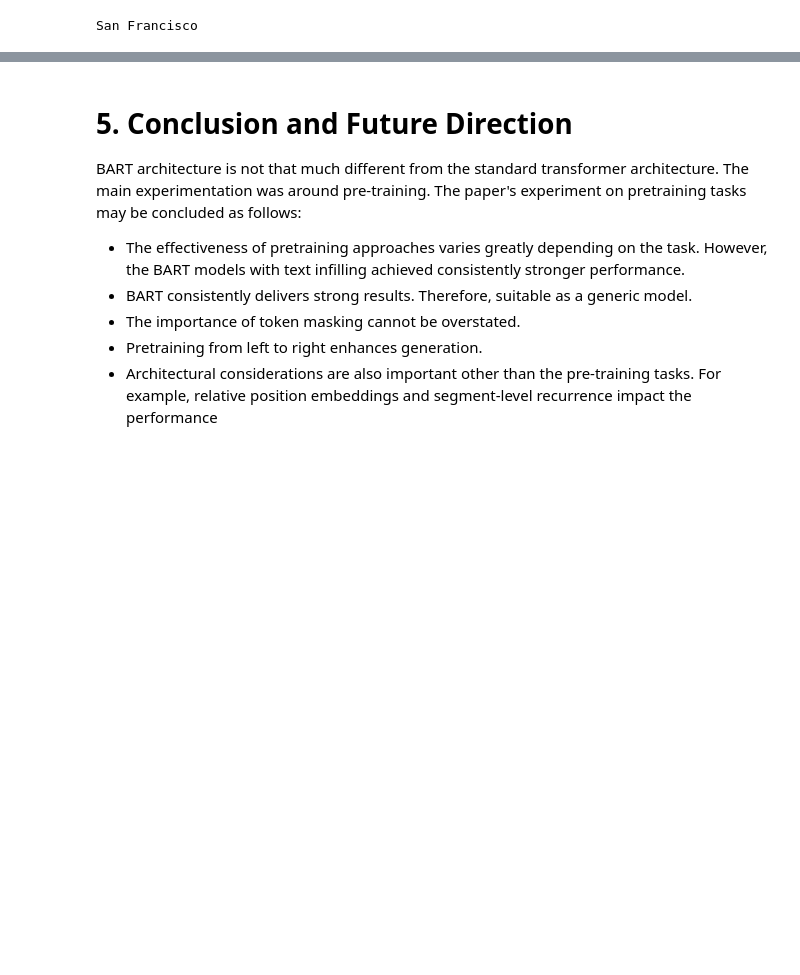
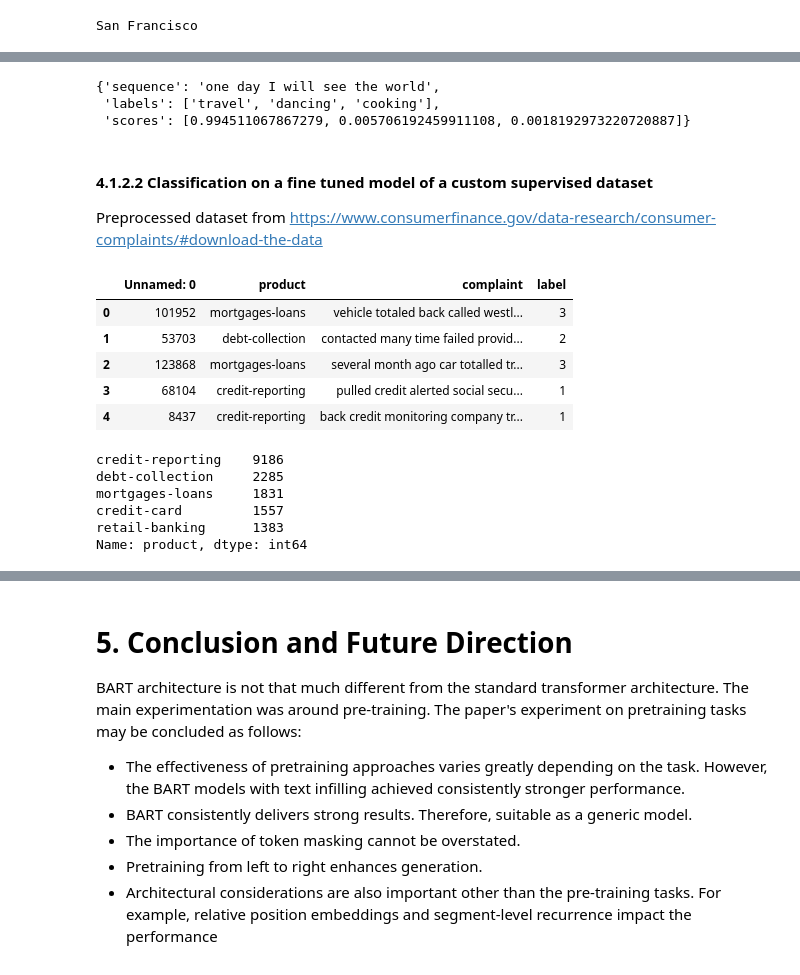
Before and after one commit to ravids/ds8008-project, a Jupyter notebook: Final_project_Group_4.ipynb, the cells around one changed output, grey strips where cells are left out. Saved outputs shown, nothing was run; the diff lists cells and outputs as text; code cells hidden in the pictures; blank space fills up the shorter version.

Commit message:
First draft of fine tuning on pre-trained models using supervised datasets

```diff
--- a/Final_project_Group_4.ipynb
+++ b/Final_project_Group_4.ipynb
@@ -341,0 +334,15 @@ San Francisco
+# %%
+from transformers import pipeline
+classifier = pipeline("zero-shot-classification",
+                      model="facebook/bart-large-mnli")
+sequence_to_classify = "one day I will see the world"
+candidate_labels = ['travel', 'cooking', 'dancing']
+classifier(sequence_to_classify, candidate_labels, multi_label=True)
+# %% [output]
+{'sequence': 'one day I will see the world',
+ 'labels': ['travel', 'dancing', 'cooking'],
+ 'scores': [0.994511067867279, 0.005706192459911108, 0.0018192973220720887]}
+# %% [markdown]
+#### 4.1.2.2 Classification on a fine tuned model of a custom supervised dataset
+
+Preprocessed dataset from https://www.consumerfinance.gov/data-research/consumer-complaints/#download-the-data
@@ -341,0 +364,19 @@ San Francisco
+# %%
+data = pd.read_csv("data/bart-clf-consumer-complaint.csv")
+data.head()
+# %% [output]
+|  | Unnamed: 0 | product | complaint | label |
+| 0 | 101952 | mortgages-loans | vehicle totaled back called westl... | 3 |
+| 1 | 53703 | debt-collection | contacted many time failed provid... | 2 |
+| 2 | 123868 | mortgages-loans | several month ago car totalled tr... | 3 |
+| 3 | 68104 | credit-reporting | pulled credit alerted social secu... | 1 |
+| 4 | 8437 | credit-reporting | back credit monitoring company tr... | 1 |
+# %%
+data['product'].value_counts()
+# %% [output]
+credit-reporting    9186
+debt-collection     2285
+mortgages-loans     1831
+credit-card         1557
+retail-banking      1383
+Name: product, dtype: int64
```
Also changed, not shown: parts of 18 cells of this notebook, 1 other file.
